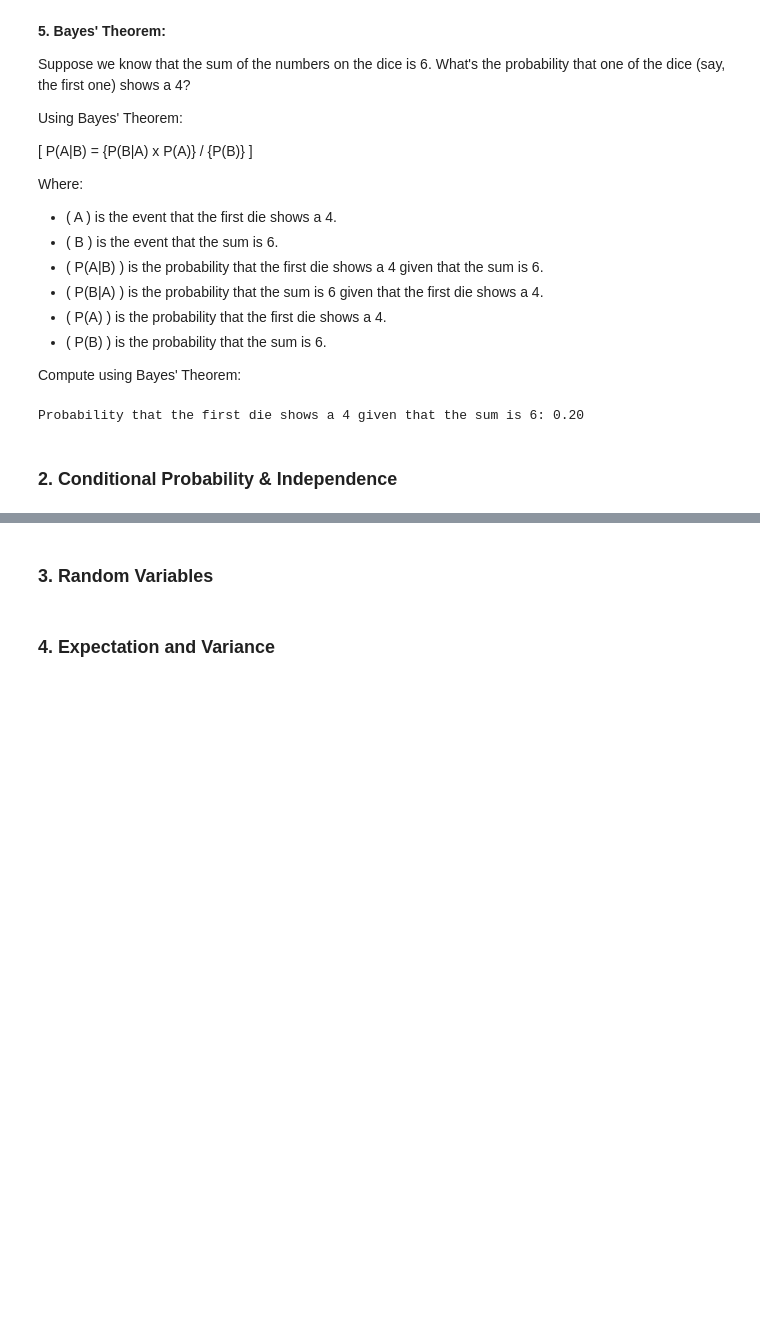
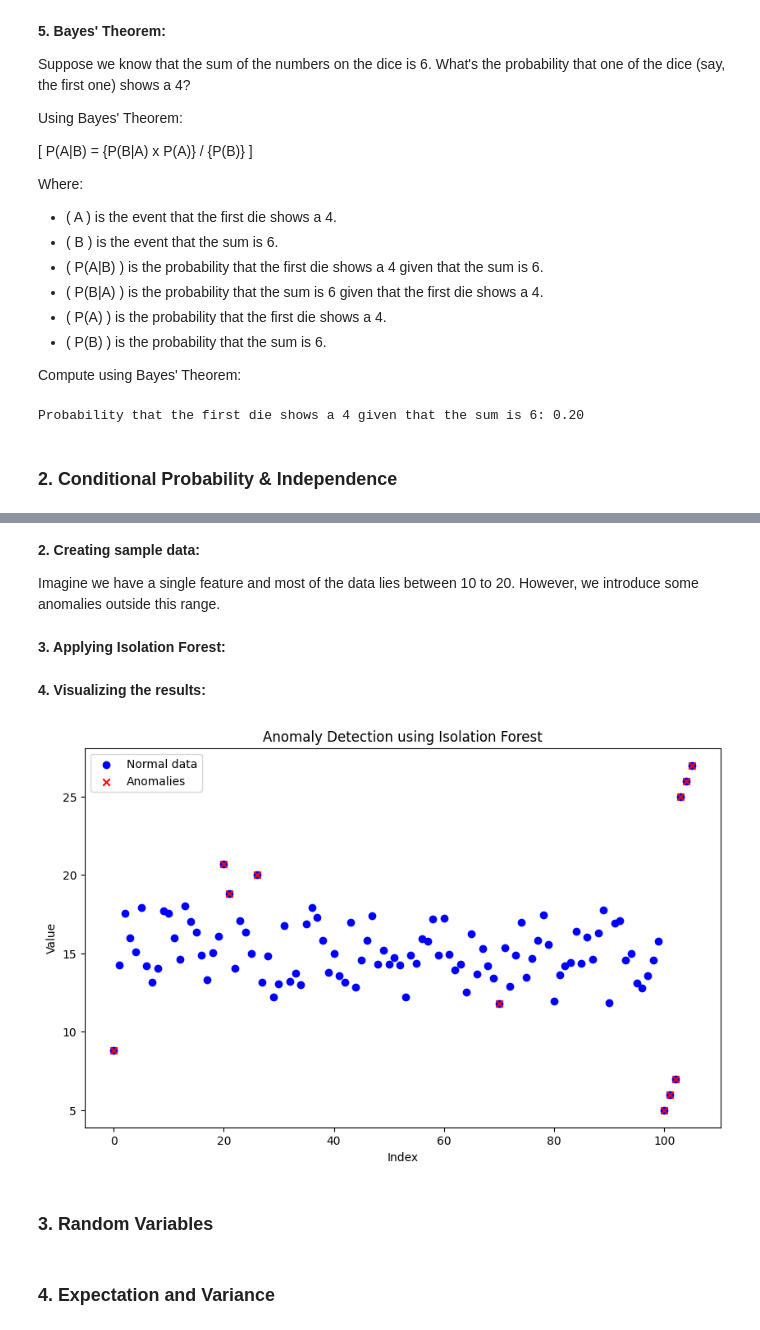
Before and after one commit to natapone/learning_ai_by_coding, a Jupyter notebook: 1-3_probability.ipynb, the cells around one changed output, grey strips where cells are left out. Saved outputs shown, nothing was run; the diff lists cells and outputs as text; code cells hidden in the pictures; blank space fills up the shorter version.

```diff
--- a/1-3_probability.ipynb
+++ b/1-3_probability.ipynb
@@ -851,3 +914,37 @@ Probability that the first die shows a 4 given that the sum is 6: 0.20
+# %% [markdown]
+**2. Creating sample data:**
+
+Imagine we have a single feature and most of the data lies between 10 to 20. However, we introduce some anomalies outside this range.
+# %%
+# Generate normal data
+data = np.random.normal(loc=15, scale=2, size=100).reshape(-1, 1)
+
+# Introduce some anomalies
+anomalies = np.array([5, 6, 7, 25, 26, 27]).reshape(-1, 1)
+
+all_data = np.r_[data, anomalies]
+# %% [markdown]
+**3. Applying Isolation Forest:**
+# %%
+# Train the model
+clf = IsolationForest(contamination=0.1, random_state=42)
+predictions = clf.fit_predict(all_data)
+
+# -1 indicates anomalies and 1 indicates normal data points
+anomalous_data = all_data[predictions == -1]
+# %% [markdown]
+**4. Visualizing the results:**
+# %%
+plt.figure(figsize=(10, 6))
+plt.scatter(np.arange(len(all_data)), all_data, color='b', label='Normal data')
+plt.scatter(np.arange(len(all_data))[predictions == -1], anomalous_data, color='r', marker='x', label='Anomalies')
+plt.title('Anomaly Detection using Isolation Forest')
+plt.xlabel('Index')
+plt.ylabel('Value')
+plt.legend()
+plt.show()
+# %% [output]
+[figure, added]
 # %% [markdown]
 ### 3. Random Variables
 # %% [markdown]
```
Also changed, not shown: parts of 4 cells of this notebook.
